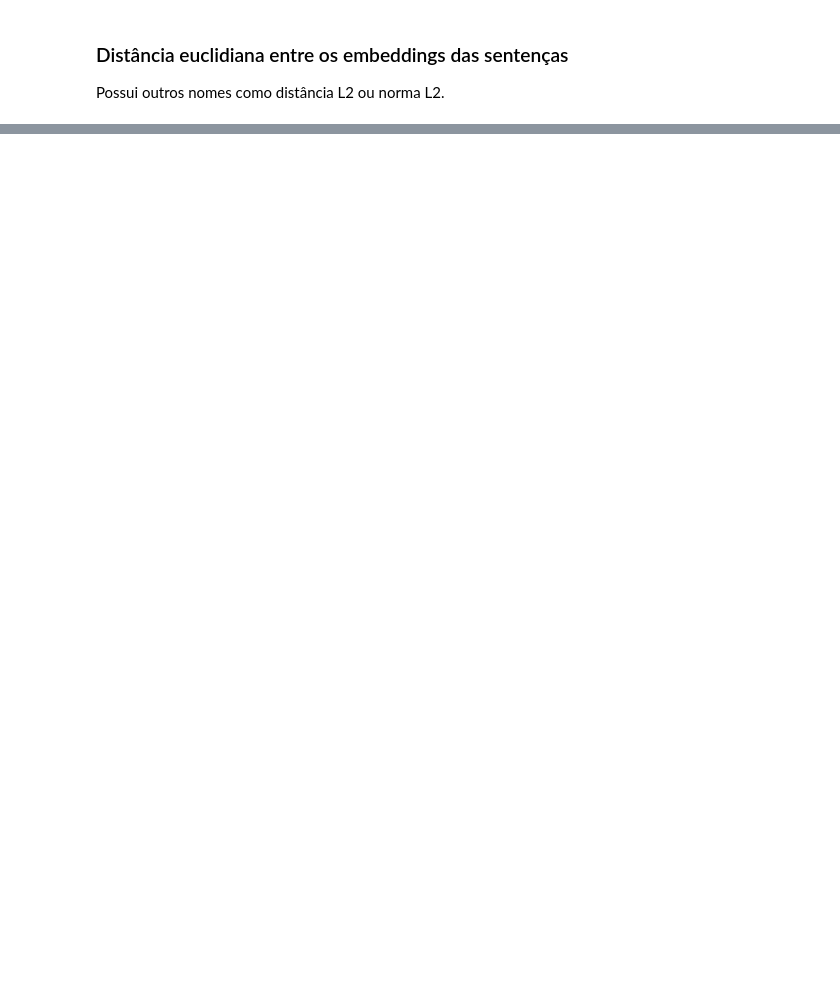
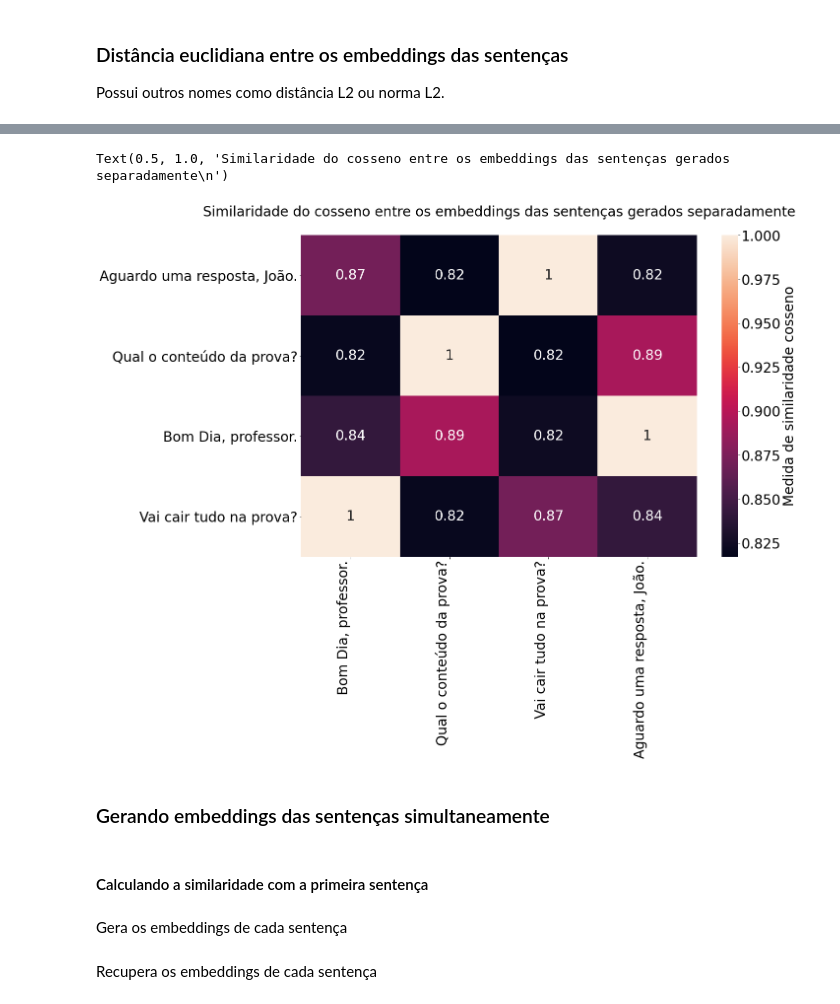
Before and after one commit to osmarbraz/exemplos_BERT, a Jupyter notebook: ExemplosWordEmbeddingContextualBERT_pt_br_sentenca.ipynb, the cells around one changed output, grey strips where cells are left out. Cells and saved outputs as stored; diff of their text form; code cells hidden in the pictures; blank space fills up the shorter version.

```diff
--- a/ExemplosWordEmbeddingContextualBERT_pt_br_sentenca.ipynb
+++ b/ExemplosWordEmbeddingContextualBERT_pt_br_sentenca.ipynb
@@ -40,0 +142,3 @@ IN_COLAB = 'google.colab' in sys.modules
+# %%
+# Recupera as stop words
+spacy_stopwords = nlp.Defaults.stop_words
@@ -7895,0 +6362,8 @@ Dman       :   1132.67498779          1082.09576416
+# %%
+# Import das bibliotecas.
+from scipy.spatial.distance import cityblock
+
+def distanciaManhattan(sentenca1, sentenca2):
+  distancia = cityblock(sentenca1, sentenca2)
+
+  return distancia
@@ -7895,0 +6864,17 @@ Dman       :   1132.67498779          1082.09576416
+# %%
+# Importa a biblioteca
+from sklearn.metrics.pairwise import cosine_similarity
+import numpy as np
+
+# Coloca todos os embeddings de sentença em uma matriz
+embed_matrix1 = np.array([x for x in matrix_embedding1])
+embed_matrix2 = np.array([x for x in matrix_embedding2])
+
+# Calcula a similaridade do coseno entre as sentenças
+cos_matrix = cosine_similarity(embed_matrix1,embed_matrix2)
+
+# Coloca a similaridade para a primeira sentença
+df1['medida'] = cos_matrix[0]
+
+# Ordena pela medida
+df1.sort_values('medida', ascending = False)
@@ -7895,0 +6902,24 @@ Dman       :   1132.67498779          1082.09576416
+# %%
+# Importa a biblioteca
+import seaborn as sns
+import matplotlib.pyplot as plt
+
+# Tamanho da figura
+fig, ax = plt.subplots(figsize=(18,12))
+
+# Cria o gráfico
+ax = sns.heatmap(cos_matrix, xticklabels=texto_1, yticklabels=texto_2, cbar_kws={'label': 'Medida de similaridade cosseno'}, annot=True)
+
+
+ax.set_yticklabels(ax.get_yticklabels(), rotation=0, horizontalalignment='right')
+ax.set_xticklabels(ax.get_xticklabels(), rotation=90, horizontalalignment='right')
+
+# Coloca o título da matriz
+ax.axes.set_title("Similaridade do cosseno entre os embeddings das sentenças gerados separadamente\n")
+# %% [output]
+Text(0.5, 1.0, 'Similaridade do cosseno entre os embeddings das sentenças gerados separadamente\n')
+[figure, added]
+# %% [markdown]
+### Gerando embeddings das sentenças simultaneamente
+# %% [markdown]
+#### Calculando a similaridade com a primeira sentença
@@ -7895,0 +6940,2 @@ Dman       :   1132.67498779          1082.09576416
+# %% [markdown]
+Gera os embeddings de cada sentença
@@ -7895,0 +6948,2 @@ Dman       :   1132.67498779          1082.09576416
+# %% [markdown]
+Recupera os embeddings de cada sentença
```
Also changed, not shown: parts of 659 cells of this notebook.
